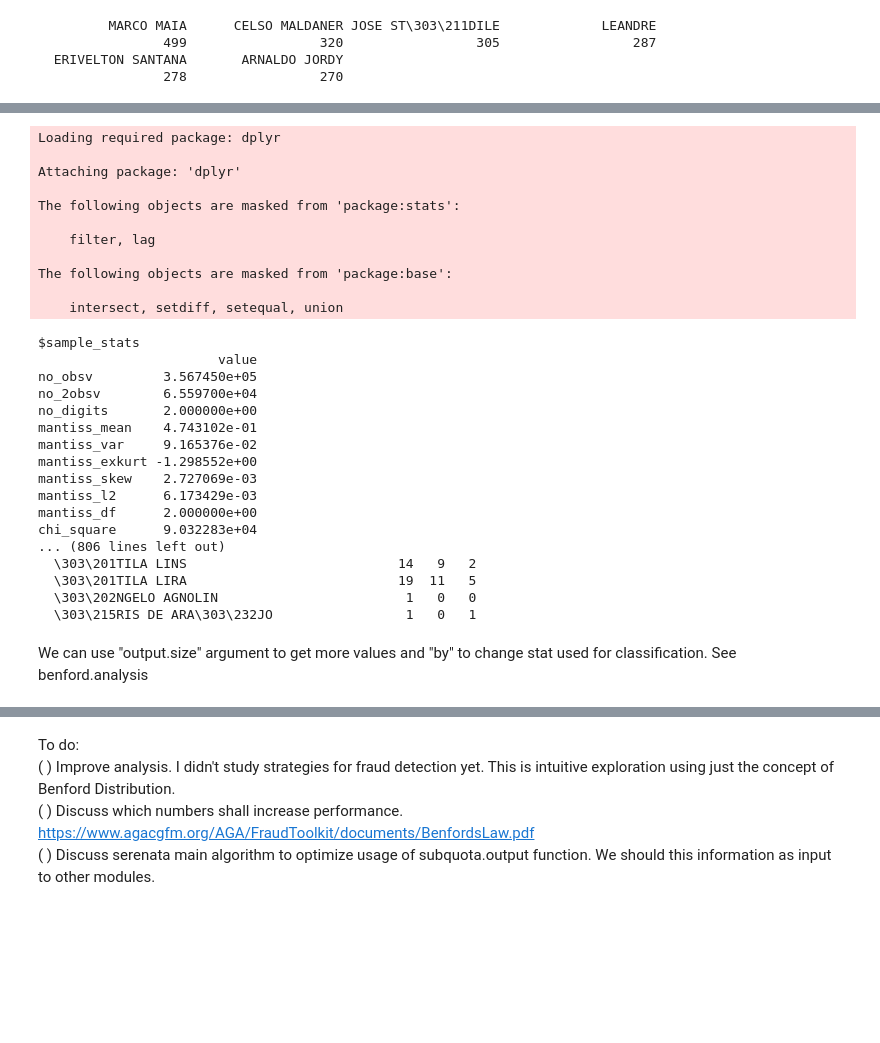
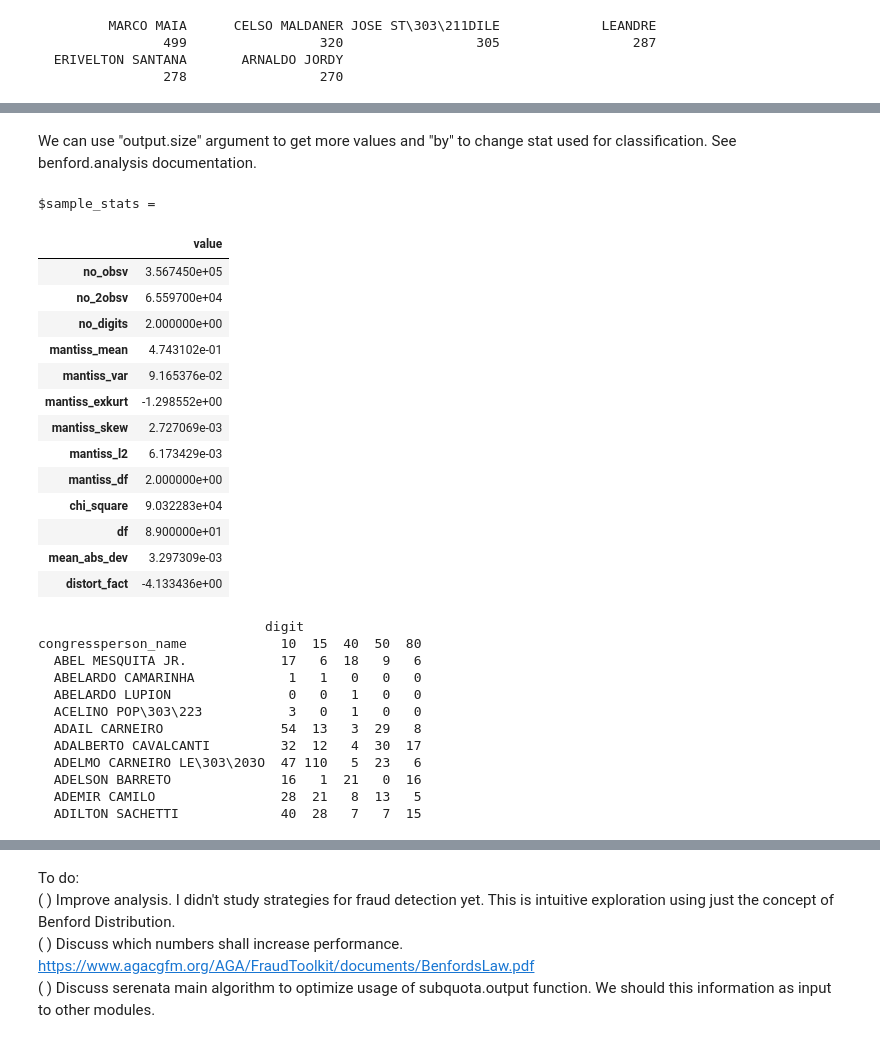
Before and after one commit to okfn-brasil/serenata-de-amor, a Jupyter notebook: develop/2016-09-19-im-benford-analysis.ipynb, the cells around one changed output, grey strips where cells are left out. Cells and saved outputs as stored; diff of their text form; code cells hidden in the pictures; blank space fills up the shorter version.

```diff
--- a/develop/2016-09-19-im-benford-analysis.ipynb
+++ b/develop/2016-09-19-im-benford-analysis.ipynb
@@ -83,35 +115,35 @@ The following section uses custom made "benford.subquota" function to retrieve s
+# %% [markdown]
+We can use "output.size" argument to get more values and "by" to change stat used for classification. See benford.analysis documentation.
 # %%
-subquota.output <- benford.subquota(data = data)
-subquota.output
+subquota.output <- benford.subquota(data = data, output.size = 5)
+subquota.output[1]
+subquota.output[[2]][c(1:10),]
 # %% [output]
-Loading required package: dplyr
-
-Attaching package: 'dplyr'
-
-The following objects are masked from 'package:stats':
-
-    filter, lag
-
-The following objects are masked from 'package:base':
-
-    intersect, setdiff, setequal, union
+$sample_stats =
+|  | value |
+| no_obsv | 3.567450e+05 |
+| no_2obsv | 6.559700e+04 |
+| no_digits | 2.000000e+00 |
+| mantiss_mean | 4.743102e-01 |
+| mantiss_var | 9.165376e-02 |
+| mantiss_exkurt | -1.298552e+00 |
+| mantiss_skew | 2.727069e-03 |
+| mantiss_l2 | 6.173429e-03 |
+| mantiss_df | 2.000000e+00 |
+| chi_square | 9.032283e+04 |
+| df | 8.900000e+01 |
+| mean_abs_dev | 3.297309e-03 |
+| distort_fact | -4.133436e+00 |
-$sample_stats
-                       value
-no_obsv         3.567450e+05
-no_2obsv        6.559700e+04
-no_digits       2.000000e+00
-mantiss_mean    4.743102e-01
-mantiss_var     9.165376e-02
-mantiss_exkurt -1.298552e+00
-mantiss_skew    2.727069e-03
-mantiss_l2      6.173429e-03
-mantiss_df      2.000000e+00
-chi_square      9.032283e+04
-... (806 lines left out)
-  \303\201TILA LINS                           14   9   2
-  \303\201TILA LIRA                           19  11   5
-  \303\202NGELO AGNOLIN                        1   0   0
-  \303\215RIS DE ARA\303\232JO                 1   0   1
+                             digit
+congressperson_name            10  15  40  50  80
+  ABEL MESQUITA JR.            17   6  18   9   6
+  ABELARDO CAMARINHA            1   1   0   0   0
+  ABELARDO LUPION               0   0   1   0   0
+  ACELINO POP\303\223           3   0   1   0   0
+  ADAIL CARNEIRO               54  13   3  29   8
+  ADALBERTO CAVALCANTI         32  12   4  30  17
+  ADELMO CARNEIRO LE\303\203O  47 110   5  23   6
+  ADELSON BARRETO              16   1  21   0  16
+  ADEMIR CAMILO                28  21   8  13   5
+  ADILTON SACHETTI             40  28   7   7  15
-# %% [markdown]
-We can use "output.size" argument to get more values and "by" to change stat used for classification. See benford.analysis
 # %%
```
Also changed, not shown: parts of 4 cells of this notebook, 1 other file.
